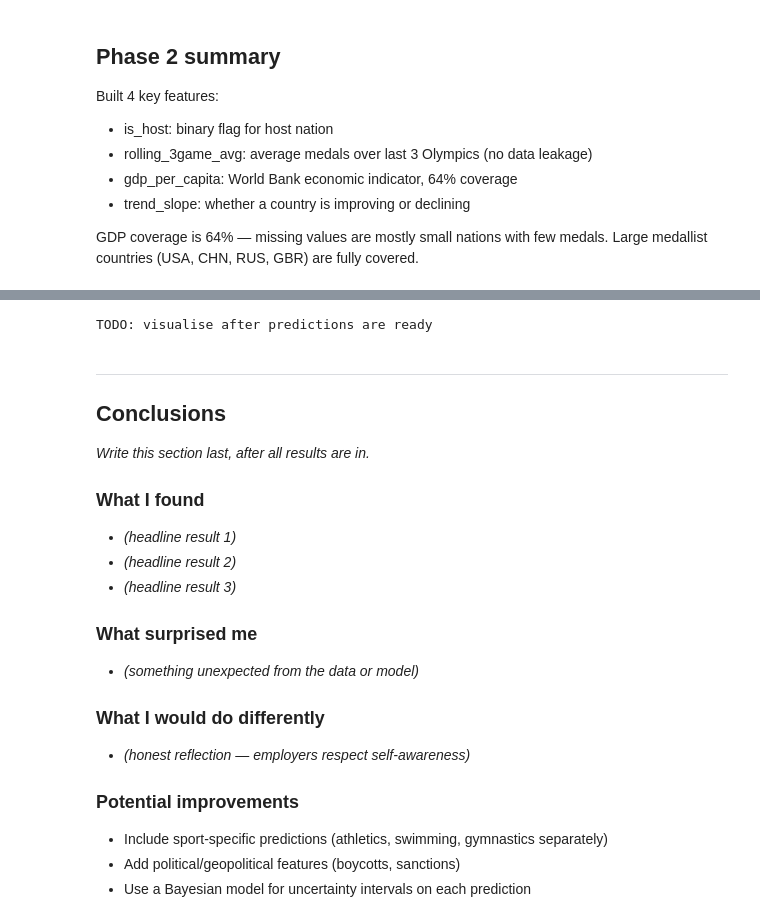
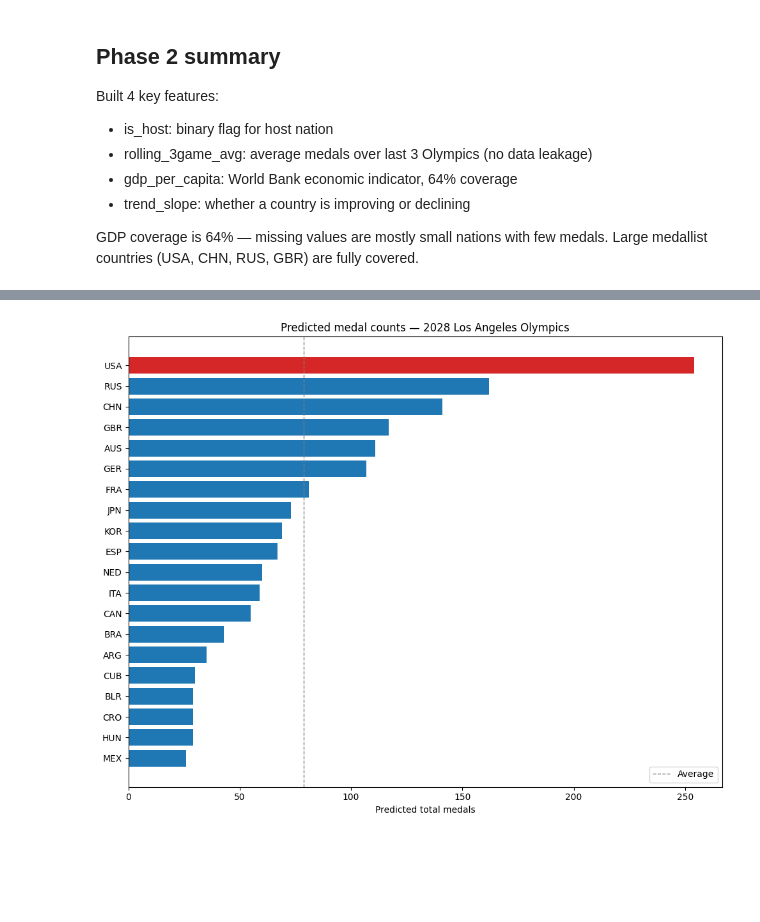
Before and after one commit to nOObY098/olympics-medal-predictor, a Jupyter notebook: notebooks/olympics_predictor.ipynb, the cells around one changed output, grey strips where cells are left out. Drawn from its saved outputs; the diff is of its cells as text; code cells hidden in the pictures; blank space fills up the shorter version.

```diff
--- a/notebooks/olympics_predictor.ipynb
+++ b/notebooks/olympics_predictor.ipynb
@@ -469,15 +501,17 @@ These are statistical predictions based on historical patterns. They do not acco
 # %%
 # Build 2028 prediction input
-# For each country: use 2024 Paris as last game, set is_host = 1 for USA only
+# Take each country's latest data and project forward
+df_latest = df_model[df_model['Year'] == 2016].copy()
 
-# predictions_2028 = df_2024.copy()
-# predictions_2028['Year'] = 2028
-# predictions_2028['is_host'] = predictions_2028['NOC'].apply(lambda x: 1 if x == 'USA' else 0)
+# Set 2028 specifics
+df_latest['Year'] = 2028
+df_latest['is_host'] = df_latest['NOC'].apply(lambda x: 1 if x == 'USA' else 0)
 
-# predictions_2028['predicted_total'] = xgb.predict(predictions_2028[FEATURES])
-# predictions_2028 = predictions_2028.sort_values('predicted_total', ascending=False)
+# Predict
+predictions = df_latest.copy()
+predictions['predicted_total'] = xgb.predict(df_latest[FEATURES]).astype(int)
+predictions = predictions.sort_values('predicted_total', ascending=False)
 
-# predictions_2028[['NOC', 'predicted_total']].head(20)
-
-print('TODO: generate predictions after model is validated')
+print('Top 20 predicted countries for 2028 LA Olympics:')
+print(predictions[['NOC', 'predicted_total']].head(20).to_string(index=False))
 # %% [output]
@@ -485,35 +563,17 @@ TODO: generate predictions after model is validated
 # %%
-# Visualise top 20 predicted countries
-# fig, ax = plt.subplots(figsize=(10, 8))
-# top20 = predictions_2028.head(20)
-# ax.barh(top20['NOC'][::-1], top20['predicted_total'][::-1])
-# ax.set_xlabel('Predicted total medals')
-# ax.set_title('Predicted medal counts — 2028 Los Angeles Olympics')
-# plt.tight_layout()
-# plt.savefig('../data/processed/predictions_2028.png', dpi=150)
-# plt.show()
+fig, ax = plt.subplots(figsize=(10, 8))
 
-print('TODO: visualise after predictions are ready')
+top20 = predictions.head(20)
+colors = ['#1f77b4' if noc != 'USA' else '#d62728' for noc in top20['NOC']]
+
+ax.barh(top20['NOC'][::-1], top20['predicted_total'][::-1], color=colors[::-1])
+ax.set_xlabel('Predicted total medals')
+ax.set_title('Predicted medal counts — 2028 Los Angeles Olympics')
+ax.axvline(x=top20['predicted_total'].mean(), color='gray', linestyle='--', linewidth=1, label='Average')
+ax.legend()
+
+plt.tight_layout()
+plt.savefig('../data/processed/predictions_2028.png', dpi=150)
+plt.show()
 # %% [output]
-TODO: visualise after predictions are ready
+[figure, added]
-# %% [markdown]
----
-## Conclusions
-
-*Write this section last, after all results are in.*
-
-### What I found
-- *(headline result 1)*
-- *(headline result 2)*
-- *(headline result 3)*
-
-### What surprised me
-- *(something unexpected from the data or model)*
-
-### What I would do differently
-- *(honest reflection — employers respect self-awareness)*
-
-### Potential improvements
-- Include sport-specific predictions (athletics, swimming, gymnastics separately)
-- Add political/geopolitical features (boycotts, sanctions)
-- Use a Bayesian model for uncertainty intervals on each prediction
```
Also changed, not shown: parts of 19 cells of this notebook, 2 other files.
